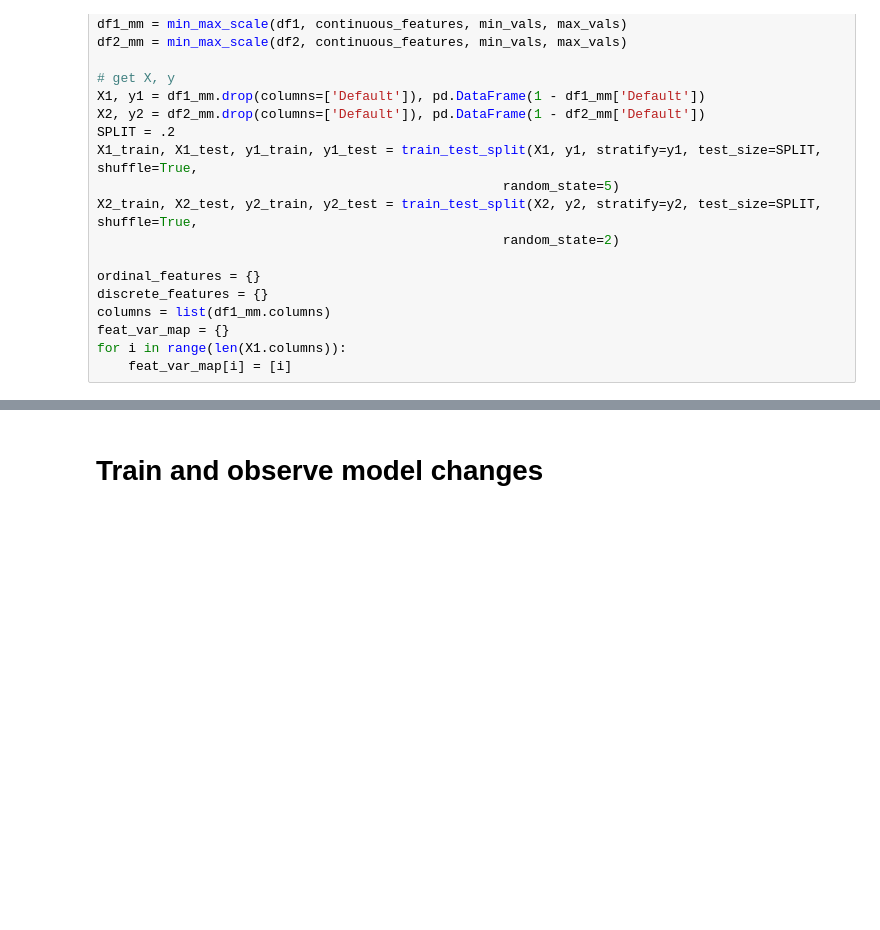
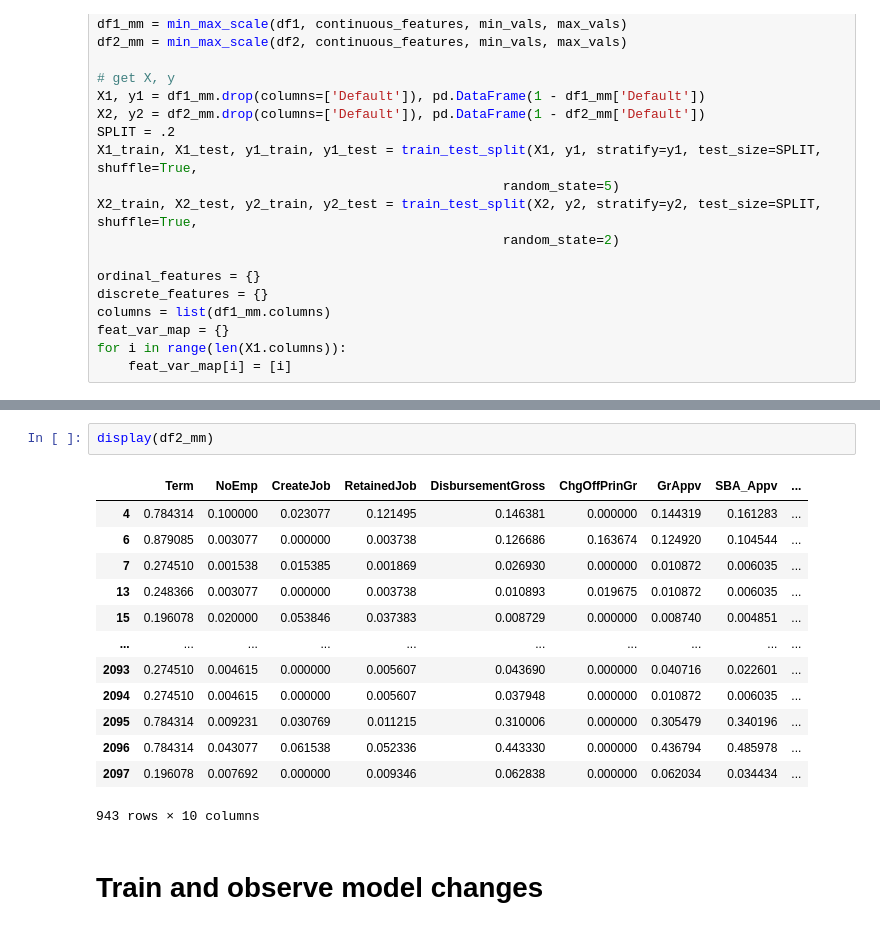
Before and after one commit to junqi-jiang/robust-ce-inn, a Jupyter notebook: expnns/sba.ipynb, the cells around one changed output, grey strips where cells are left out. Cells and saved outputs as stored; diff of their text form; blank space fills up the shorter version.

```diff
--- a/expnns/sba.ipynb
+++ b/expnns/sba.ipynb
@@ -53,3 +69,19 @@ for i in range(len(X1.columns)):
+# %%
+display(df2_mm)
+# %% [output]
+|  | Term | NoEmp | CreateJob | RetainedJob | DisbursementGross | ChgOffPrinGr | GrAppv | SBA_Appv | ... |
+| 4 | 0.784314 | 0.100000 | 0.023077 | 0.121495 | 0.146381 | 0.000000 | 0.144319 | 0.161283 | ... |
+| 6 | 0.879085 | 0.003077 | 0.000000 | 0.003738 | 0.126686 | 0.163674 | 0.124920 | 0.104544 | ... |
+| 7 | 0.274510 | 0.001538 | 0.015385 | 0.001869 | 0.026930 | 0.000000 | 0.010872 | 0.006035 | ... |
+| 13 | 0.248366 | 0.003077 | 0.000000 | 0.003738 | 0.010893 | 0.019675 | 0.010872 | 0.006035 | ... |
+| 15 | 0.196078 | 0.020000 | 0.053846 | 0.037383 | 0.008729 | 0.000000 | 0.008740 | 0.004851 | ... |
+| ... | ... | ... | ... | ... | ... | ... | ... | ... | ... |
+| 2093 | 0.274510 | 0.004615 | 0.000000 | 0.005607 | 0.043690 | 0.000000 | 0.040716 | 0.022601 | ... |
+| 2094 | 0.274510 | 0.004615 | 0.000000 | 0.005607 | 0.037948 | 0.000000 | 0.010872 | 0.006035 | ... |
+| 2095 | 0.784314 | 0.009231 | 0.030769 | 0.011215 | 0.310006 | 0.000000 | 0.305479 | 0.340196 | ... |
+| 2096 | 0.784314 | 0.043077 | 0.061538 | 0.052336 | 0.443330 | 0.000000 | 0.436794 | 0.485978 | ... |
+| 2097 | 0.196078 | 0.007692 | 0.000000 | 0.009346 | 0.062838 | 0.000000 | 0.062034 | 0.034434 | ... |
+943 rows × 10 columns
 # %% [markdown]
 # Train and observe model changes
 # %%
```
Also changed, not shown: parts of 4 cells of this notebook, 10 other files.
